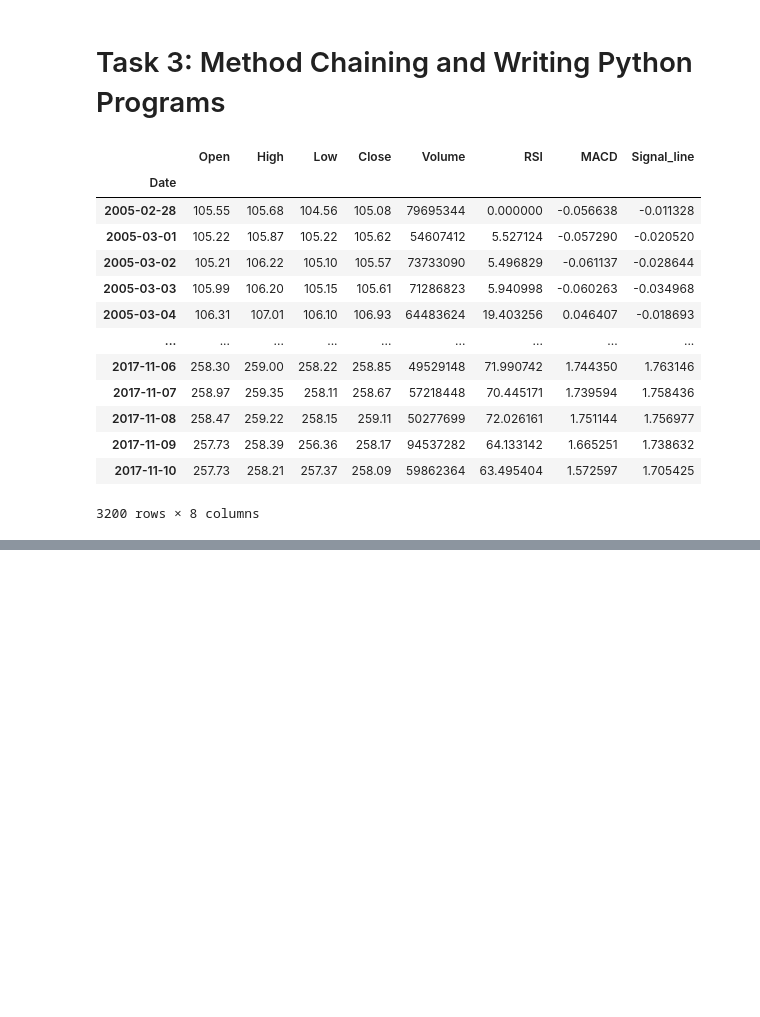
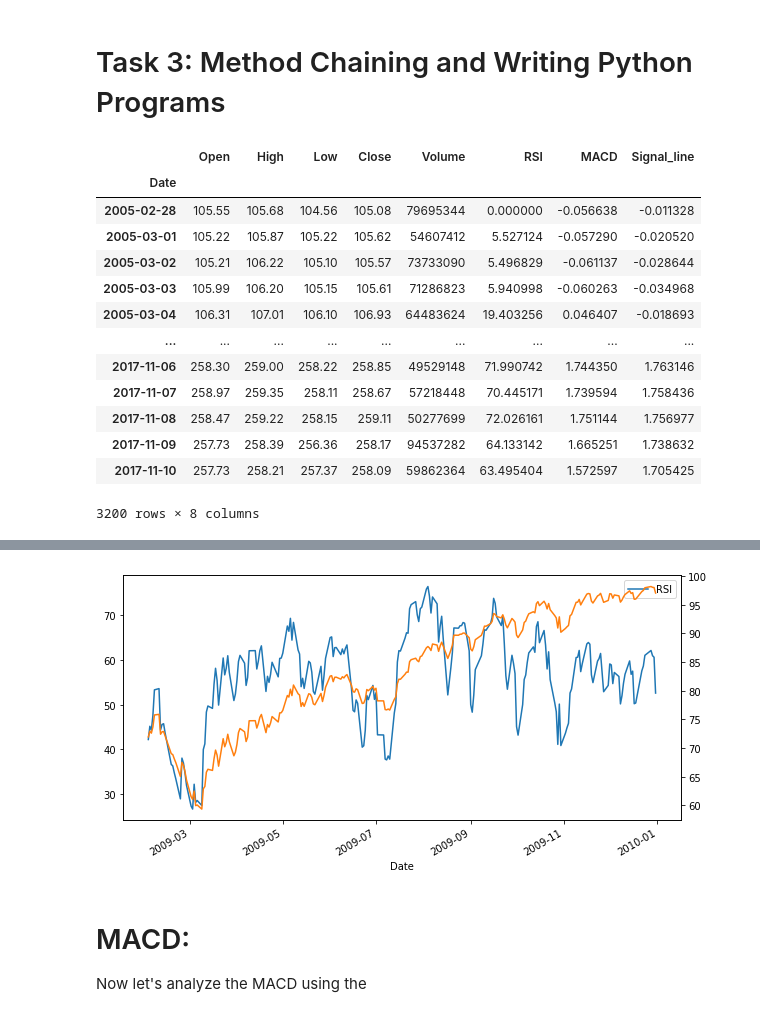
Before and after one commit to ubco-W2021T1-data301/project-group21-project, a Jupyter notebook: notebooks/analysis2.ipynb, the cells around one changed output, grey strips where cells are left out. Saved outputs shown, nothing was run; the diff lists cells and outputs as text; code cells hidden in the pictures; blank space fills up the shorter version.

```diff
--- a/notebooks/analysis2.ipynb
+++ b/notebooks/analysis2.ipynb
@@ -360,0 +424,10 @@ NameError: name 'x' is not defined
+# %%
+spy_rsi[['RSI']].loc['2009-02-01':'2010-01-01'].plot(figsize = (10,5))
+spy_rsi['Close'].loc['2009-02-01':'2010-01-01'].plot(figsize = (10,5), secondary_y=True)
+plt.show()
+# %% [output]
+[figure, added]
+# %% [markdown]
+# MACD:
+
+Now let's analyze the MACD using the
```
Also changed, not shown: parts of 13 cells of this notebook.
